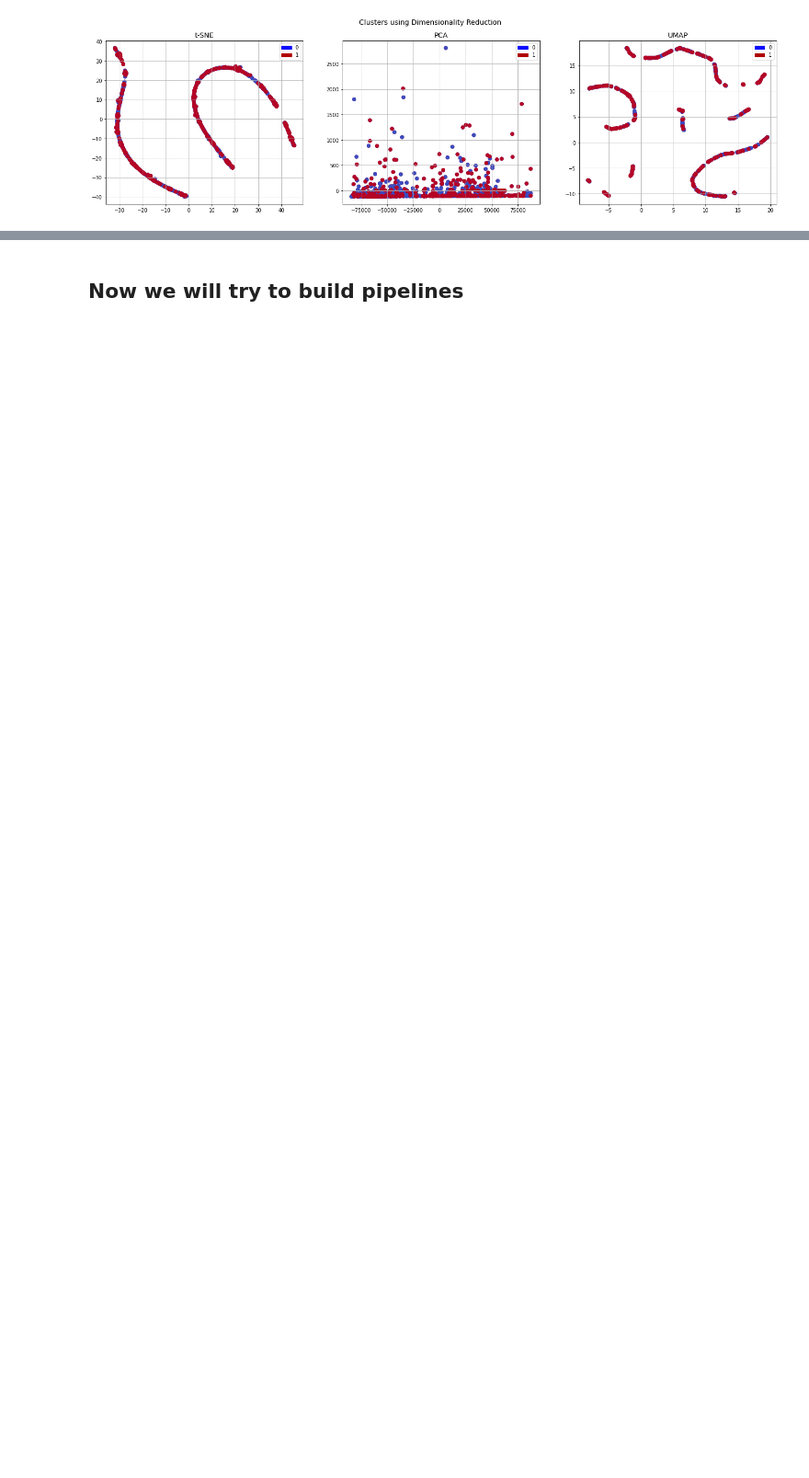
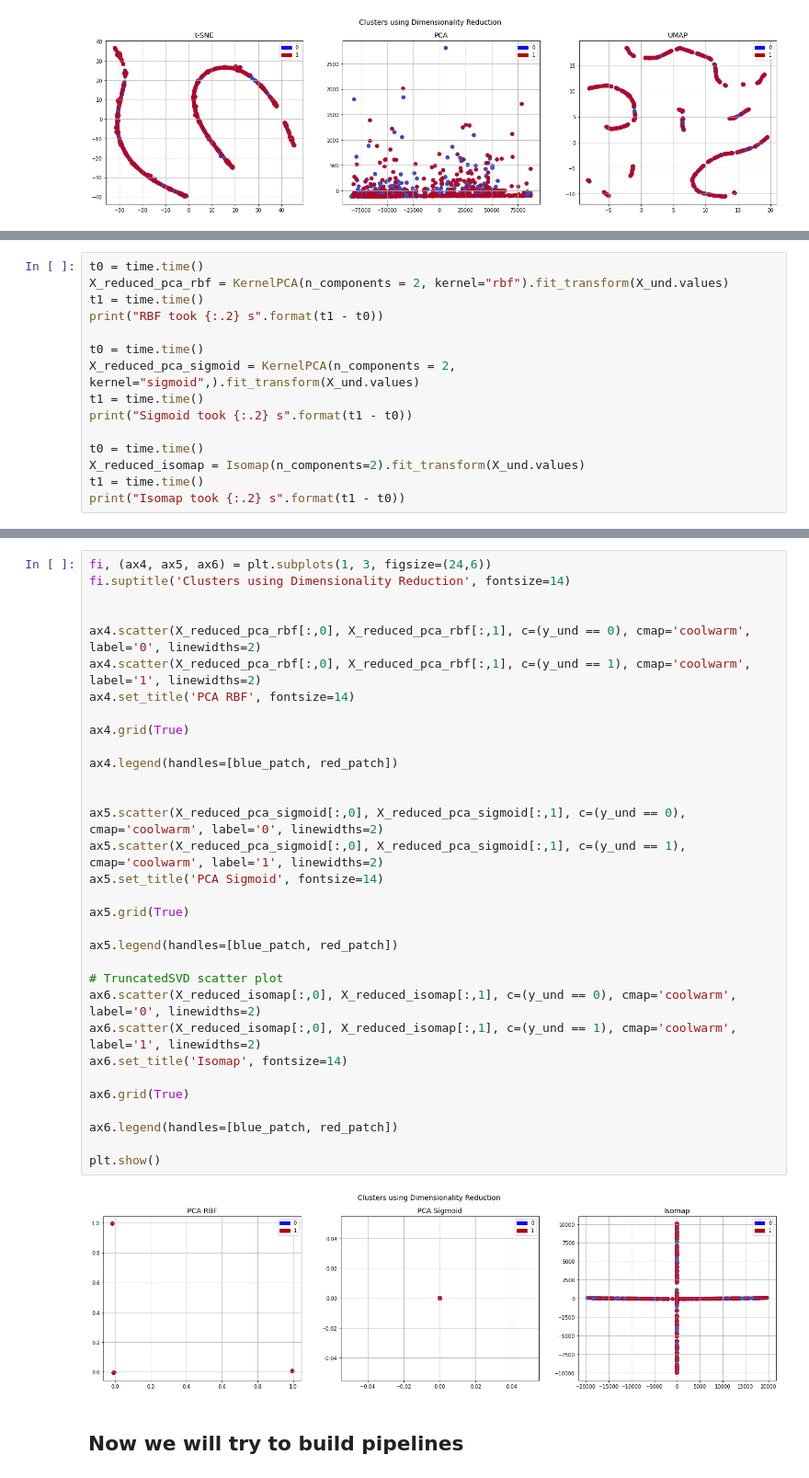
Before and after one commit to elshan2k/Credit-Card-Fraud-Detection, a Jupyter notebook: demo.ipynb, the cells around one changed output, grey strips where cells are left out. Shown at 92% size. Saved outputs shown, nothing was run; the diff lists cells and outputs as text; blank space fills up the shorter version.

Commit message:
dimensionality reduction techniques are added, few more on the way

```diff
--- a/demo.ipynb
+++ b/demo.ipynb
@@ -272,0 +276,15 @@ plt.show()
+# %%
+t0 = time.time()
+X_reduced_pca_rbf = KernelPCA(n_components = 2, kernel="rbf").fit_transform(X_und.values)
+t1 = time.time()
+print("RBF took {:.2} s".format(t1 - t0))
+
+t0 = time.time()
+X_reduced_pca_sigmoid = KernelPCA(n_components = 2, kernel="sigmoid",).fit_transform(X_und.values)
+t1 = time.time()
+print("Sigmoid took {:.2} s".format(t1 - t0))
+
+t0 = time.time()
+X_reduced_isomap = Isomap(n_components=2).fit_transform(X_und.values)
+t1 = time.time()
+print("Isomap took {:.2} s".format(t1 - t0))
@@ -273,2 +295,36 @@ plt.show()
+# %%
+fi, (ax4, ax5, ax6) = plt.subplots(1, 3, figsize=(24,6))
+fi.suptitle('Clusters using Dimensionality Reduction', fontsize=14)
+
+
+ax4.scatter(X_reduced_pca_rbf[:,0], X_reduced_pca_rbf[:,1], c=(y_und == 0), cmap='coolwarm', label='0', linewidths=2)
+ax4.scatter(X_reduced_pca_rbf[:,0], X_reduced_pca_rbf[:,1], c=(y_und == 1), cmap='coolwarm', label='1', linewidths=2)
+ax4.set_title('PCA RBF', fontsize=14)
+
+ax4.grid(True)
+
+ax4.legend(handles=[blue_patch, red_patch])
+
+
+ax5.scatter(X_reduced_pca_sigmoid[:,0], X_reduced_pca_sigmoid[:,1], c=(y_und == 0), cmap='coolwarm', label='0', linewidths=2)
+ax5.scatter(X_reduced_pca_sigmoid[:,0], X_reduced_pca_sigmoid[:,1], c=(y_und == 1), cmap='coolwarm', label='1', linewidths=2)
+ax5.set_title('PCA Sigmoid', fontsize=14)
+
+ax5.grid(True)
+
+ax5.legend(handles=[blue_patch, red_patch])
+
+# TruncatedSVD scatter plot
+ax6.scatter(X_reduced_isomap[:,0], X_reduced_isomap[:,1], c=(y_und == 0), cmap='coolwarm', label='0', linewidths=2)
+ax6.scatter(X_reduced_isomap[:,0], X_reduced_isomap[:,1], c=(y_und == 1), cmap='coolwarm', label='1', linewidths=2)
+ax6.set_title('Isomap', fontsize=14)
+
+ax6.grid(True)
+
+ax6.legend(handles=[blue_patch, red_patch])
+
+plt.show()
+# %% [output]
+[figure, added]
 # %% [markdown]
 ## Now we will try to build pipelines
```
Also changed, not shown: parts of 2 cells of this notebook.
